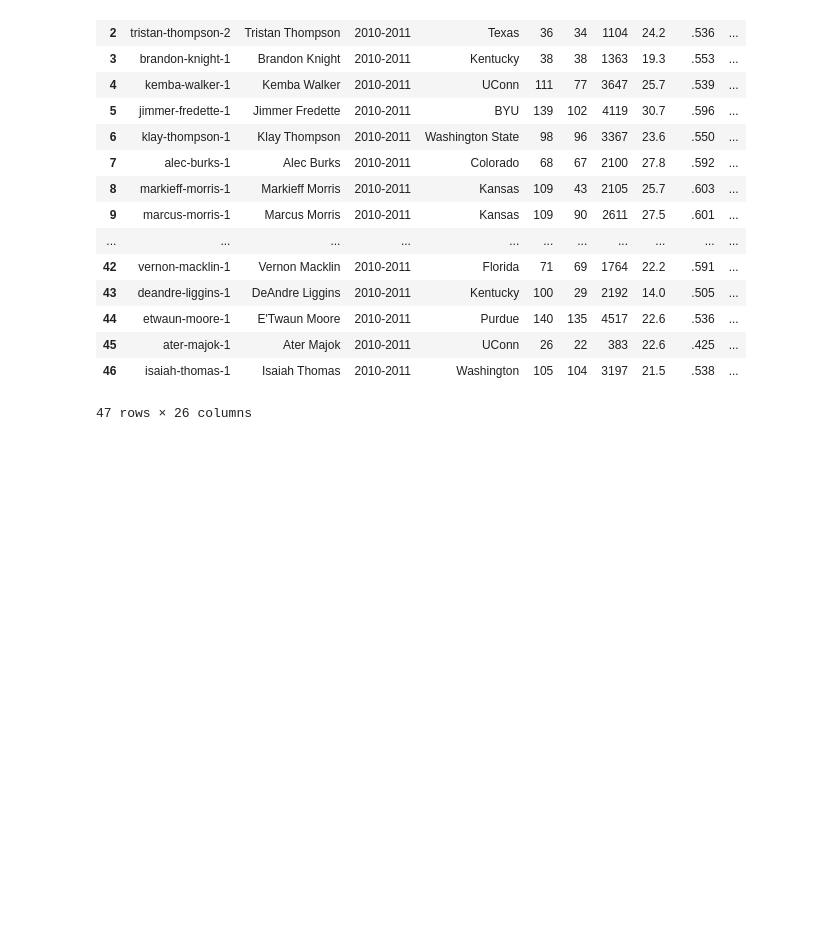
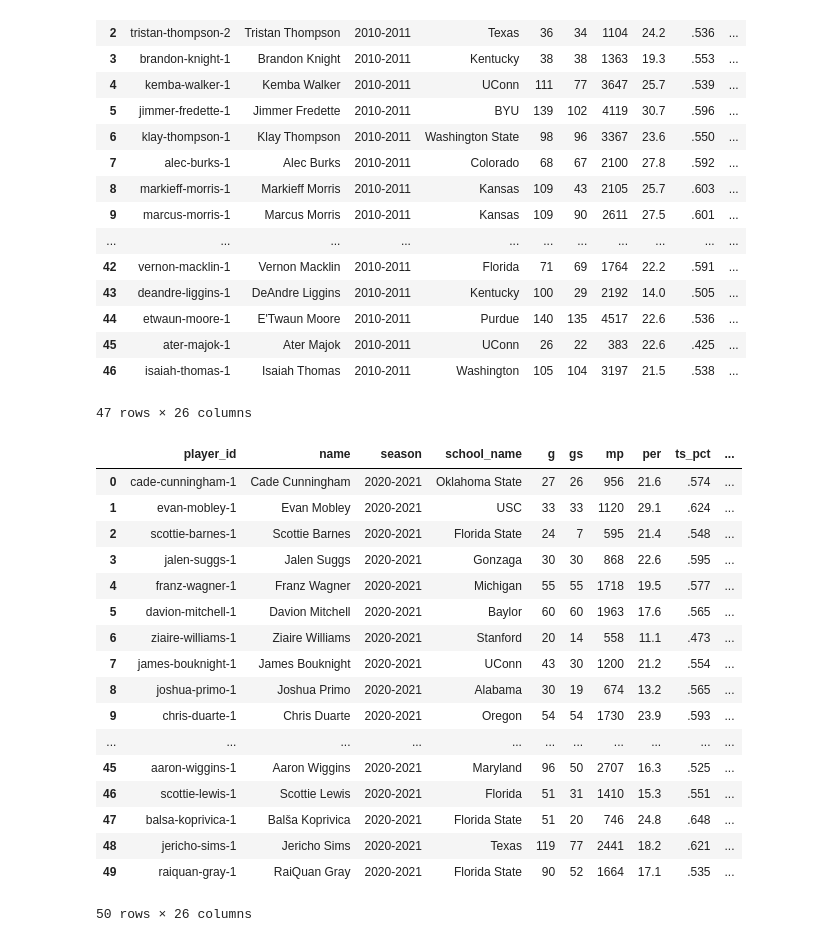
Before and after one commit to olivierpavee/nba_forecast, a Jupyter notebook: notebooks/mmeloux_scrapping advanced NBA_univ_G league.ipynb, the cells around one changed output. Saved outputs shown, nothing was run; the diff lists cells and outputs as text; code cells hidden in the pictures; blank space fills up the shorter version.

```diff
--- a/notebooks/mmeloux_scrapping advanced NBA_univ_G league.ipynb
+++ b/notebooks/mmeloux_scrapping advanced NBA_univ_G league.ipynb
@@ -678,7 +678,7 @@ players
 # %%
 players_dict = players.to_dict(orient='records')
 # %%
-univ_data_2011 = []
+univ_data = []
 
 for player in players_dict:
 
@@ -704,7 +704,7 @@ for player in players_dict:
 
     try:
 
-        season = '2010-2011'
+        season = '2020-2021'
 
         for td in last_year.find_all('td'):
             if td['data-stat'] == "school_name":
@@ -760,7 +760,7 @@ for player in players_dict:
             elif td['data-stat'] == "vorp":
                 vorp = td.string
 
-        univ_data_2011.append(
+        univ_data.append(
             {
             'player_id':player_id,
             'name':player['player'],
@@ -819,0 +820,23 @@ univ_data_2011_df.to_csv('../nba_forecast/data/univ_data_2011.csv', index=False)
+# %%
+univ_data_df = pd.DataFrame(univ_data)
+univ_data_df = univ_data_df[univ_data_df['player_id']!=' '].reset_index().drop(columns='index')
+univ_data_df
+# %% [output]
+|  | player_id | name | season | school_name | g | gs | mp | per | ts_pct | ... |
+| 0 | cade-cunningham-1 | Cade Cunningham | 2020-2021 | Oklahoma State | 27 | 26 | 956 | 21.6 | .574 | ... |
+| 1 | evan-mobley-1 | Evan Mobley | 2020-2021 | USC | 33 | 33 | 1120 | 29.1 | .624 | ... |
+| 2 | scottie-barnes-1 | Scottie Barnes | 2020-2021 | Florida State | 24 | 7 | 595 | 21.4 | .548 | ... |
+| 3 | jalen-suggs-1 | Jalen Suggs | 2020-2021 | Gonzaga | 30 | 30 | 868 | 22.6 | .595 | ... |
+| 4 | franz-wagner-1 | Franz Wagner | 2020-2021 | Michigan | 55 | 55 | 1718 | 19.5 | .577 | ... |
+| 5 | davion-mitchell-1 | Davion Mitchell | 2020-2021 | Baylor | 60 | 60 | 1963 | 17.6 | .565 | ... |
+| 6 | ziaire-williams-1 | Ziaire Williams | 2020-2021 | Stanford | 20 | 14 | 558 | 11.1 | .473 | ... |
+| 7 | james-bouknight-1 | James Bouknight | 2020-2021 | UConn | 43 | 30 | 1200 | 21.2 | .554 | ... |
+| 8 | joshua-primo-1 | Joshua Primo | 2020-2021 | Alabama | 30 | 19 | 674 | 13.2 | .565 | ... |
+| 9 | chris-duarte-1 | Chris Duarte | 2020-2021 | Oregon | 54 | 54 | 1730 | 23.9 | .593 | ... |
+| ... | ... | ... | ... | ... | ... | ... | ... | ... | ... | ... |
+| 45 | aaron-wiggins-1 | Aaron Wiggins | 2020-2021 | Maryland | 96 | 50 | 2707 | 16.3 | .525 | ... |
+| 46 | scottie-lewis-1 | Scottie Lewis | 2020-2021 | Florida | 51 | 31 | 1410 | 15.3 | .551 | ... |
+| 47 | balsa-koprivica-1 | Balša Koprivica | 2020-2021 | Florida State | 51 | 20 | 746 | 24.8 | .648 | ... |
+| 48 | jericho-sims-1 | Jericho Sims | 2020-2021 | Texas | 119 | 77 | 2441 | 18.2 | .621 | ... |
+| 49 | raiquan-gray-1 | RaiQuan Gray | 2020-2021 | Florida State | 90 | 52 | 1664 | 17.1 | .535 | ... |
+50 rows × 26 columns
```
Also changed, not shown: parts of 4 cells of this notebook, 6 other files.
